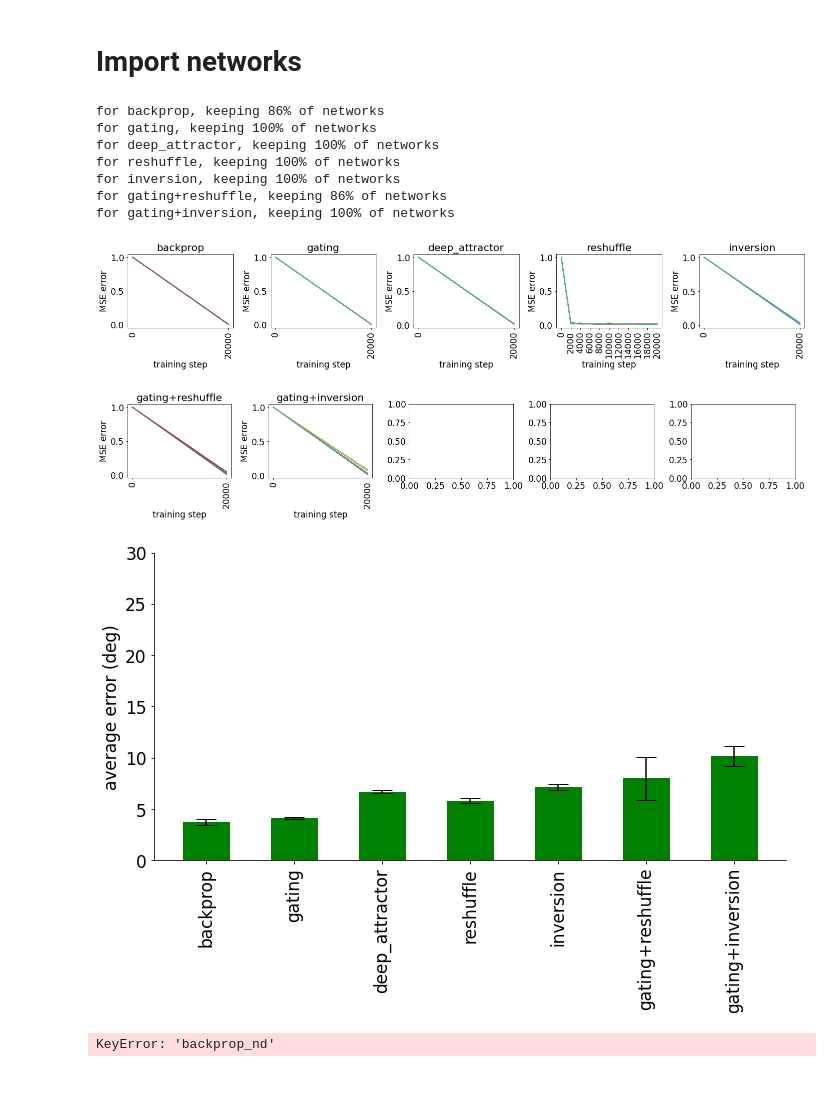
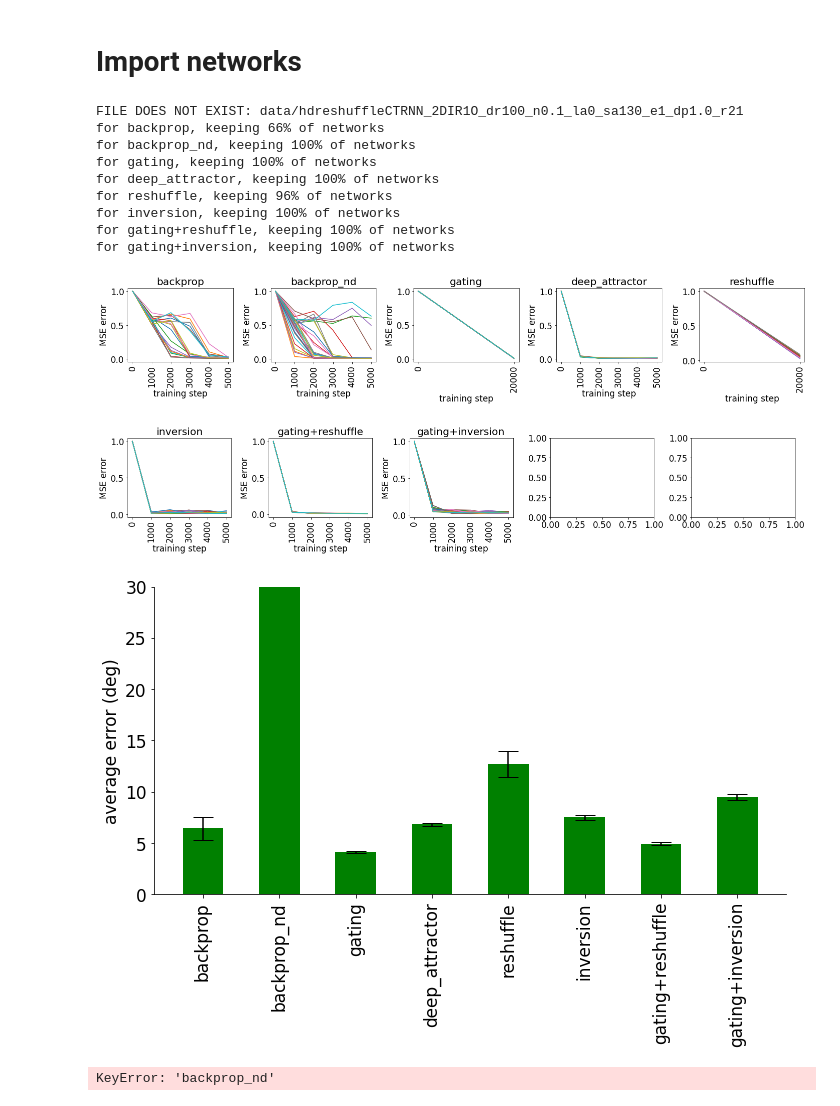
Before and after one commit to azaho/ccn_story3, a Jupyter notebook: netdist.ipynb, the cells around one changed output. Cells and saved outputs as stored; diff of their text form; code cells hidden in the pictures.

Commit message:
fixed reshuffle

```diff
--- a/netdist.ipynb
+++ b/netdist.ipynb
@@ -87,6 +87,11 @@ all_networks = {
         "names": [f"data/backpropCTRNN_2DIR1O_dr100_n0.1_la0_e1_dp1.0_r{i}" for i in range(30)],
         "indices": np.arange(0, 64, 16)
     },
+    "backprop_nd": {
+        "color": "black",
+        "names": [f"data/backpropCTRNN_2DIR1O_dr100_n0.1_la0_e1_dp0.0_r{i}" for i in range(30)],
+        "indices": np.arange(0, 64, 16)
+    },
     "gating": {
         "color": "green",  # color of dots on the graph
         "names": [f"data/hdgatingCTRNN_2DIR1O_dr100_n0.1_la0_e1_dp1.0_r{i}" for i in range(30)],  # directories
@@ -99,7 +104,7 @@ all_networks = {
     },
     "reshuffle": {
         "color": "blue",
-        "names": [f"data/hdreshuffle_adCTRNN_2DIR1O_dr100_n0.1_la0_sa130_e1_dp1.0_r{i}" for i in range(30)],
+        "names": [f"data/hdreshuffleCTRNN_2DIR1O_dr100_n0.1_la0_sa130_e1_dp1.0_r{i}" for i in range(30)],
         "indices": np.arange(0, 64, 16)
     },
     "inversion": {
@@ -189,39 +194,41 @@ for network_name, network in all_networks.items():
     row_count += 1
     if row_count >= 5:  # Reset if 5 plots in a row
         plt.tight_layout()
         plt.show()
         fig, axs = plt.subplots(1, 5, figsize=(20, 4))
         row_count = 0
 plt.tight_layout()
 plt.show()
 
 # show all final errors of kept networks, for comparison
 use_networks = [key for key in all_networks.keys() if "neural" not in all_networks[key] or not all_networks[key]["neural"]]
 means = [np.mean(all_networks[network]["errors"]) for network in use_networks]
 errors = [np.std(all_networks[network]["errors"]) for network in use_networks]
 fig = plt.figure(figsize=(10, 7))
 plt.rc('font', **{'family': 'DejaVu Sans', 'weight': 'normal', 'size': 17})
 ax = plt.subplot(1, 1, 1)
 ax.bar(np.arange(1, len(use_networks)+1)*1.5, means, yerr=errors, align='center', alpha=1, ecolor='black', capsize=10, color="green")
 plt.xticks(ticks=np.arange(1, len(use_networks)+1)*1.5, labels=use_networks)
 plt.ylim(0, 30)
 ax.set_ylabel('average error (deg)')
 plt.gca().spines['top'].set_visible(False)
 plt.gca().spines['right'].set_visible(False)
 plt.gca().set_xticklabels(ax.get_xticklabels(), rotation=90)
 plt.tight_layout()
 plt.show()
 # %% [output]
-for backprop, keeping 86% of networks
+FILE DOES NOT EXIST: data/hdreshuffleCTRNN_2DIR1O_dr100_n0.1_la0_sa130_e1_dp1.0_r21
+for backprop, keeping 66% of networks
+for backprop_nd, keeping 100% of networks
 for gating, keeping 100% of networks
 for deep_attractor, keeping 100% of networks
-for reshuffle, keeping 100% of networks
+for reshuffle, keeping 96% of networks
 for inversion, keeping 100% of networks
-for gating+reshuffle, keeping 86% of networks
+for gating+reshuffle, keeping 100% of networks
 for gating+inversion, keeping 100% of networks
-[figure, old version]
+[figure, new version]
-[figure, old version]
+[figure, new version]
-[figure, old version]
+[figure, new version]
 # %%
 # show all final errors of kept networks, for comparison
 use_networks = ['backprop_nd', 'backprop', None, 'gating', 'ratio', 'reshuffle_ad', 'inversion']
```
Also changed, not shown: parts of 8 cells of this notebook, 3 other files.
